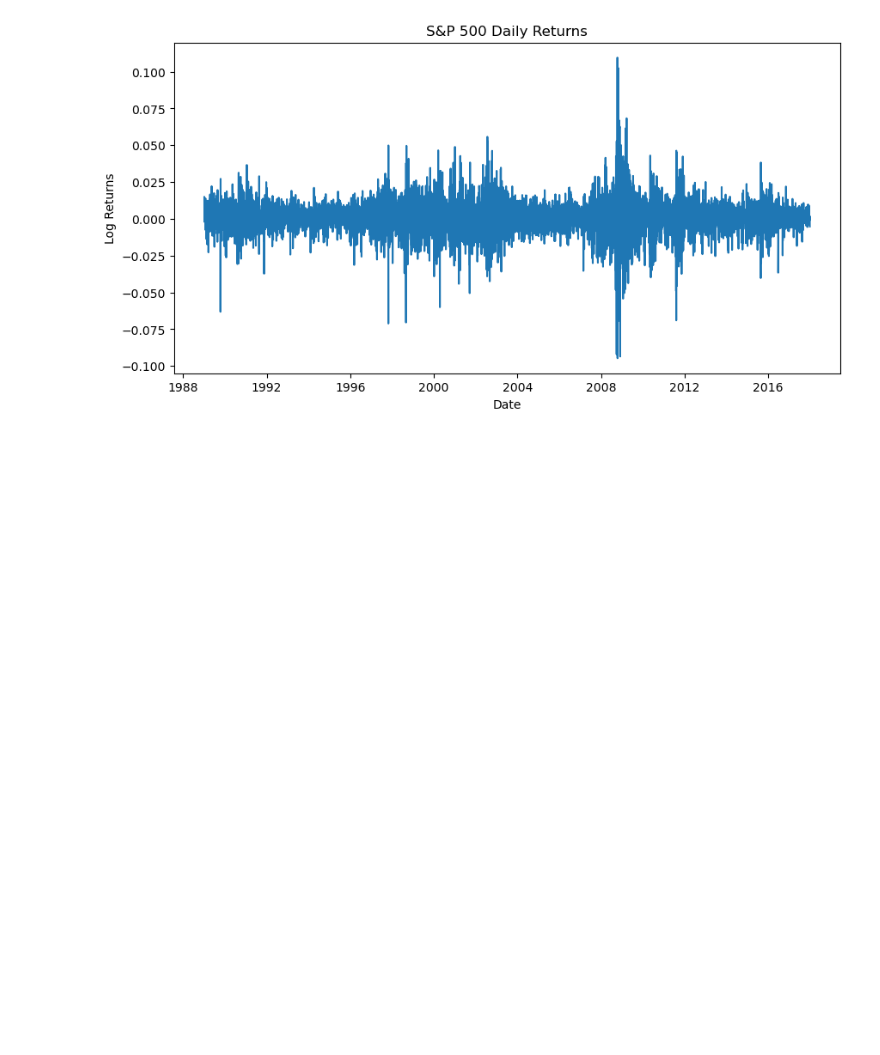
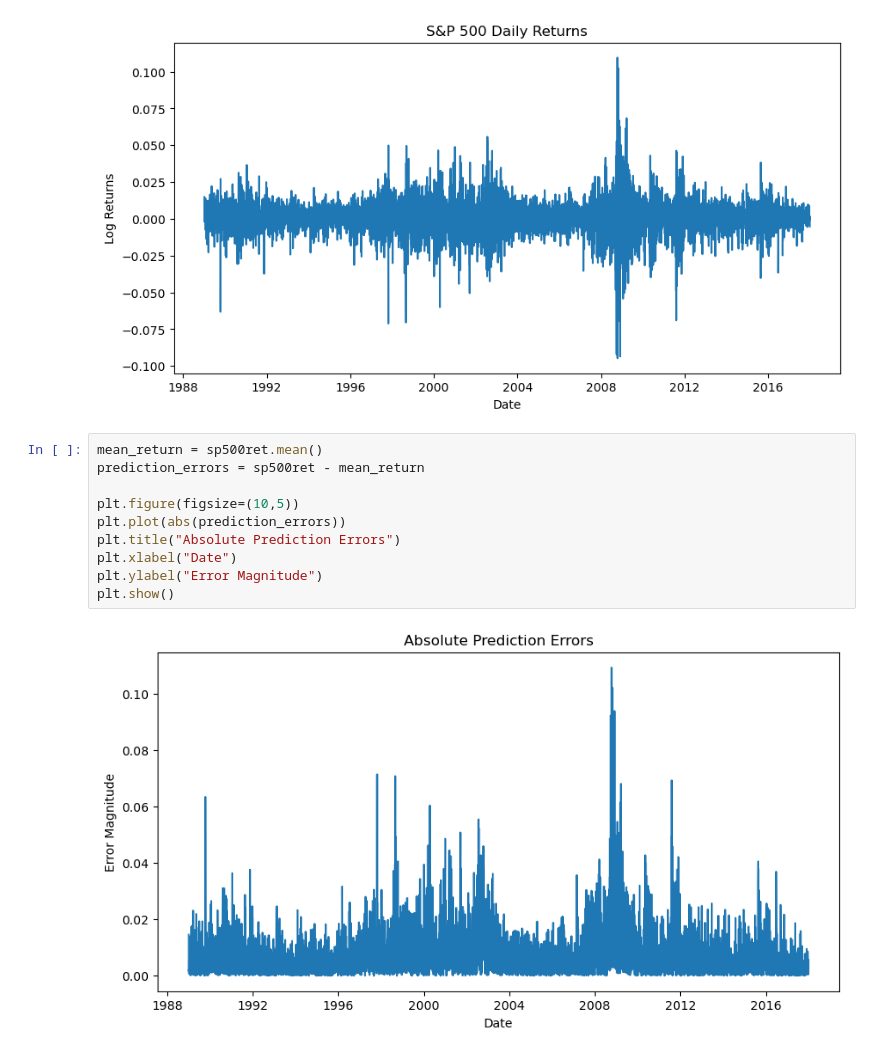
Before and after one commit to Doosheck/metals, a Jupyter notebook: GARCH_S&P500.ipynb, the cells around one changed output. Saved outputs shown, nothing was run; the diff lists cells and outputs as text; blank space fills up the shorter version.

```diff
--- a/GARCH_S&P500.ipynb
+++ b/GARCH_S&P500.ipynb
@@ -45,3 +60,15 @@ plt.ylabel("Log Returns")
 plt.show()
 # %% [output]
 [figure]
+# %%
+mean_return = sp500ret.mean()
+prediction_errors = sp500ret - mean_return
+
+plt.figure(figsize=(10,5))
+plt.plot(abs(prediction_errors))
+plt.title("Absolute Prediction Errors")
+plt.xlabel("Date")
+plt.ylabel("Error Magnitude")
+plt.show()
+# %% [output]
+[figure, added]
```
Also changed, not shown: parts of 5 cells of this notebook.
